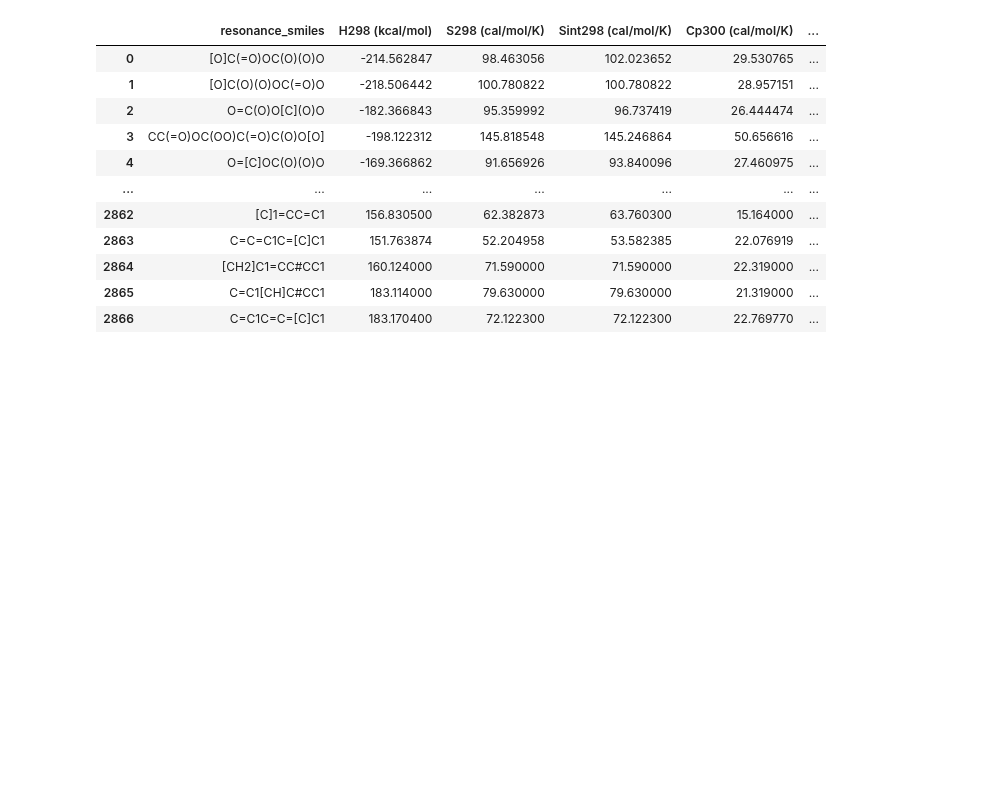
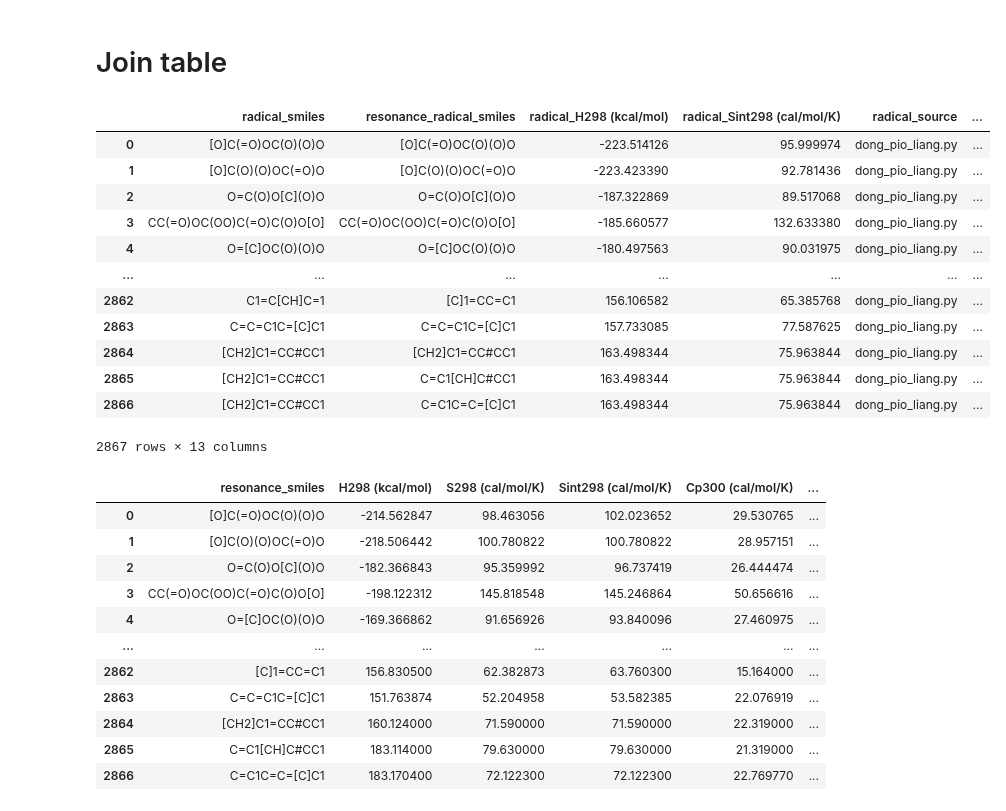
Before and after one commit to hwpang/RadicalTree, a Jupyter notebook: notebooks/5.5_get_closed_shell_to_calculate.ipynb, the cells around one changed output. Drawn from its saved outputs; the diff is of its cells as text; code cells hidden in the pictures; blank space fills up the shorter version.

```diff
--- a/notebooks/4.2_get_closed_shell_radical_large_GAV_error.ipynb
+++ b/notebooks/5.5_get_closed_shell_to_calculate.ipynb
@@ -31,3 +53,22 @@ hbi_df
+# %% [markdown]
+# Join table
+# %%
+error_df = resonance_radical_df[["radical_smiles", "resonance_radical_smiles"]]
+error_df.merge(temp_radical_data_df, on="radical_smiles", how="left")
+# %% [output]
+|  | radical_smiles | resonance_radical_smiles | radical_H298 (kcal/mol) | radical_Sint298 (cal/mol/K) | radical_source | ... |
+| 0 | [O]C(=O)OC(O)(O)O | [O]C(=O)OC(O)(O)O | -223.514126 | 95.999974 | dong_pio_liang.py | ... |
+| 1 | [O]C(O)(O)OC(=O)O | [O]C(O)(O)OC(=O)O | -223.423390 | 92.781436 | dong_pio_liang.py | ... |
+| 2 | O=C(O)O[C](O)O | O=C(O)O[C](O)O | -187.322869 | 89.517068 | dong_pio_liang.py | ... |
+| 3 | CC(=O)OC(OO)C(=O)C(O)O[O] | CC(=O)OC(OO)C(=O)C(O)O[O] | -185.660577 | 132.633380 | dong_pio_liang.py | ... |
+| 4 | O=[C]OC(O)(O)O | O=[C]OC(O)(O)O | -180.497563 | 90.031975 | dong_pio_liang.py | ... |
+| ... | ... | ... | ... | ... | ... | ... |
+| 2862 | C1=C[CH]C=1 | [C]1=CC=C1 | 156.106582 | 65.385768 | dong_pio_liang.py | ... |
+| 2863 | C=C=C1C=[C]C1 | C=C=C1C=[C]C1 | 157.733085 | 77.587625 | dong_pio_liang.py | ... |
+| 2864 | [CH2]C1=CC#CC1 | [CH2]C1=CC#CC1 | 163.498344 | 75.963844 | dong_pio_liang.py | ... |
+| 2865 | [CH2]C1=CC#CC1 | C=C1[CH]C#CC1 | 163.498344 | 75.963844 | dong_pio_liang.py | ... |
+| 2866 | [CH2]C1=CC#CC1 | C=C1C=C=[C]C1 | 163.498344 | 75.963844 | dong_pio_liang.py | ... |
+2867 rows × 13 columns
 # %%
 resonance_radical_gav_df = pd.read_csv("../data/radical_resonance_gav.csv")
 resonance_radical_gav_df
```
Also changed, not shown: parts of 7 cells of this notebook, 43 other files.
